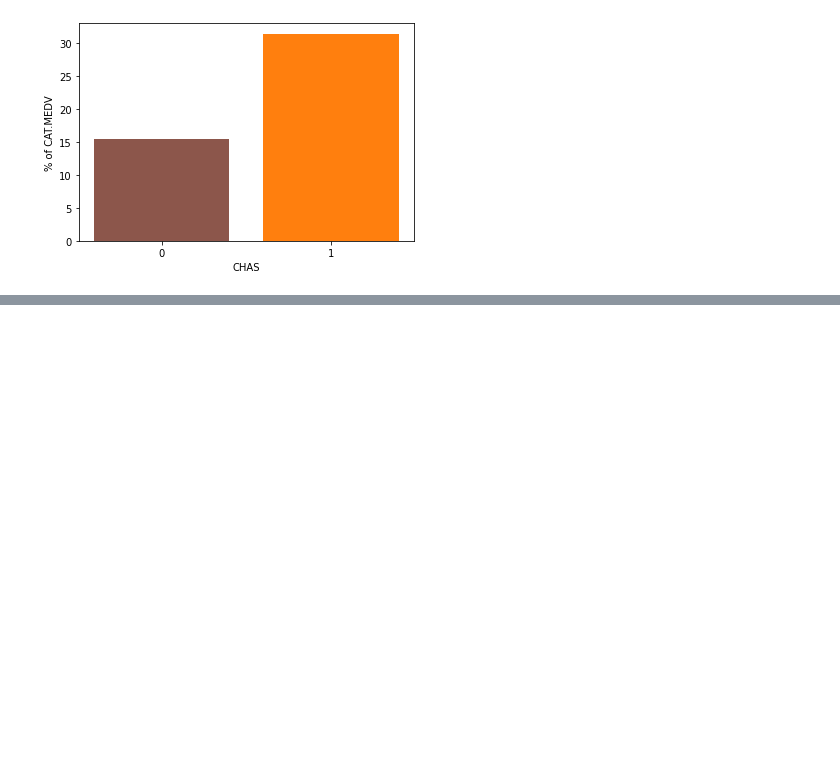
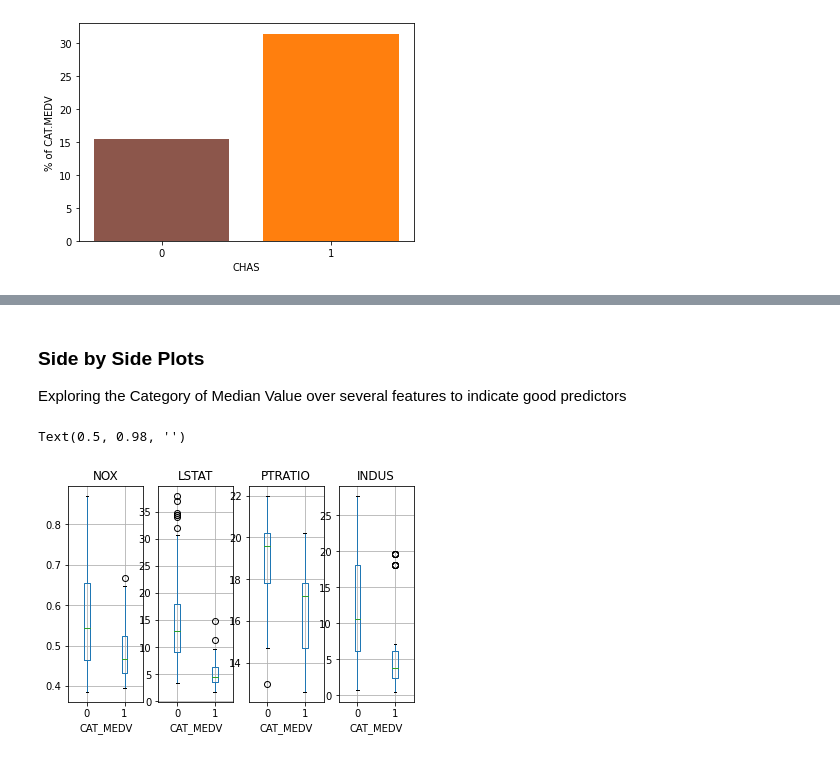
Before and after one commit to skyegrey/calescence, a Jupyter notebook: chapter-3/data-visualization.ipynb, the cells around one changed output, grey strips where cells are left out. Saved outputs shown, nothing was run; the diff lists cells and outputs as text; code cells hidden in the pictures; blank space fills up the shorter version.

Commit message:
Added more side by side boxplots to see feature importance in 1 dimension

```diff
--- a/chapter-3/data-visualization.ipynb
+++ b/chapter-3/data-visualization.ipynb
@@ -133,0 +134,16 @@ Text(0, 0.5, 'Median Value')
+# %% [markdown]
+### Side by Side Plots
+Exploring the Category of Median Value over several features to indicate good predictors
+# %%
+fig, axs = plt.subplots(nrows=1, ncols=4)
+housing_df.boxplot(column='NOX', by='CAT_MEDV', ax=axs[0])
+housing_df.boxplot(column='LSTAT', by='CAT_MEDV', ax=axs[1])
+housing_df.boxplot(column='PTRATIO', by='CAT_MEDV', ax=axs[2])
+housing_df.boxplot(column='INDUS', by='CAT_MEDV', ax=axs[3])
+
+for ax in axs:
+    ax.set_xlabel('CAT_MEDV')
+plt.suptitle('')
+# %% [output]
+Text(0.5, 0.98, '')
+[figure, added]
```
Also changed, not shown: parts of 8 cells of this notebook.
